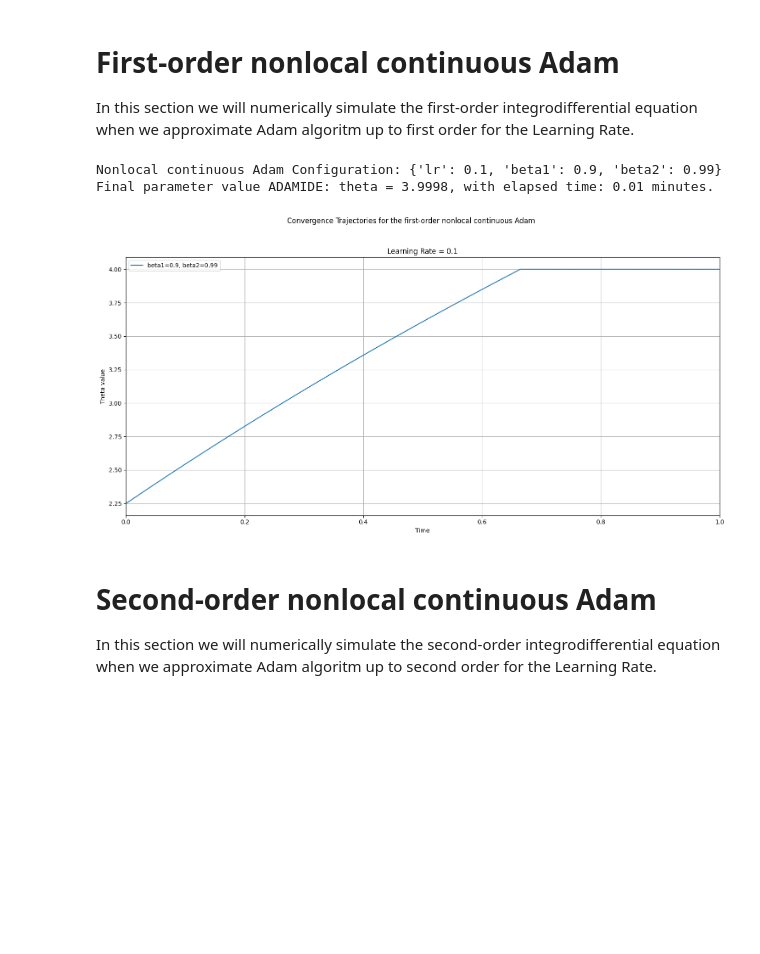
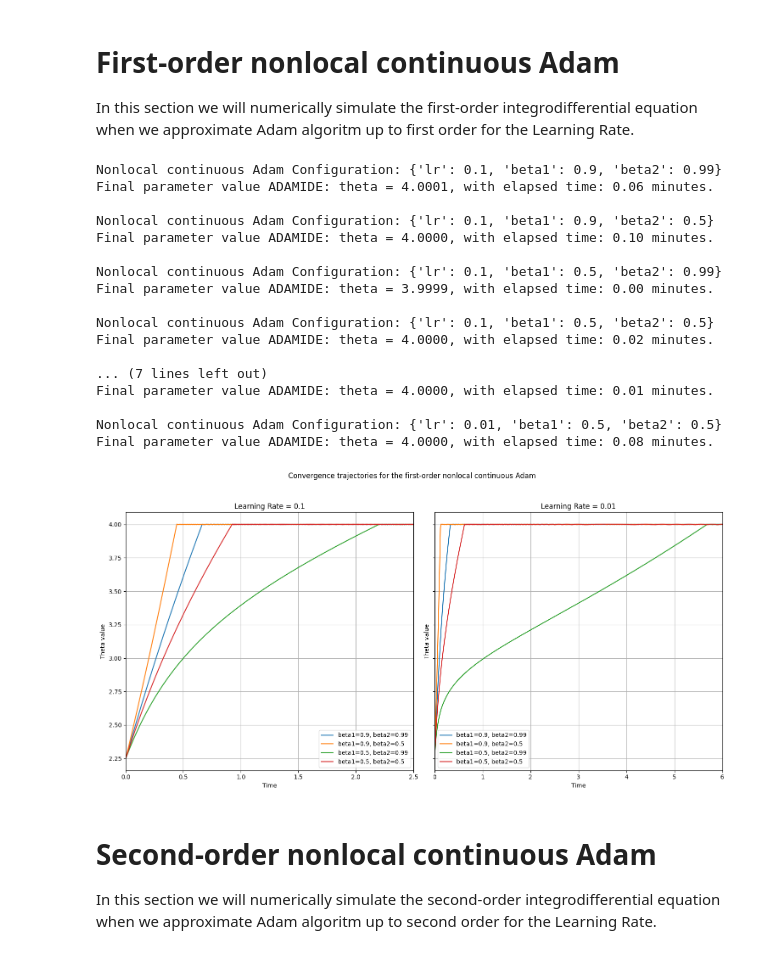
Before and after one commit to carlosherediapimienta/Numerical_IDE, a Jupyter notebook: Simulations_nonlocal_dynamics.ipynb, the cells around one changed output. Cells and saved outputs as stored; diff of their text form; code cells hidden in the pictures; blank space fills up the shorter version.

```diff
--- a/Simulations_nonlocal_dynamics.ipynb
+++ b/Simulations_nonlocal_dynamics.ipynb
@@ -15,16 +15,10 @@ import time
 In this section by specifying the setting used for the chosen example.
 # %%
 ### Parameter grid
-#param_grid = {
-#    'lr': [0.1, 0.01],
-#    'beta1': [0.9, 0.5],
-#    'beta2': [0.99, 0.5],
-#}
-
 param_grid = {
-    'lr': [0.1],
-    'beta1': [0.9],
-    'beta2': [0.99],
+    'lr': [0.1, 0.01],
+    'beta1': [0.9, 0.5],
+    'beta2': [0.99, 0.5],
 }
 
 n_learning_rates = len(param_grid['lr'])
@@ -59,7 +53,7 @@ for i, lr in enumerate(param_grid['lr']):
         if lr == 0.1:
             epochs = 150
         elif lr == 0.01:
-            epochs = 600
+            epochs = 400
 
     elif example == 2:
 
@@ -137,15 +145,17 @@ for i, lr in enumerate(param_grid['lr']):
 
     if example == 2:
         if lr == 0.1:
-            t_max = 0.3
+            t_max = 0.15
         elif lr == 0.01:
-            t_max = 0.3
+            t_max = 0.1
     elif example == 1:
         if lr == 0.1:
-            #t_max = 2.5
-            t_max = 1.0
+            t_max = 2.5
+            #t_max = 1.0
         elif lr == 0.01:
             t_max = 6
+            #t_max = 0.2
+
 
 
     filtered_params = [p for p in all_params if p['lr'] == lr]
@@ -160,35 +170,50 @@ for i, lr in enumerate(param_grid['lr']):
                             y0=y0, example=example, verbose=False, rtol=rtol, atol=atol)
 
         if example == 1:
             sol = optimizer.optimize()
         elif example == 2:
             sol, losses_IDE = optimizer.optimize_losses()
 
         elapsed_time = (time.time() - start_time)/60
 
         print(f"Final parameter value ADAMIDE: theta = {sol.y[0][-1]:.4f}, with elapsed time: {elapsed_time:.2f} minutes.")
 
         label = f"beta1={params['beta1']}, beta2={params['beta2']}"
         if example == 1:
             ax.plot(sol.t, sol.y[0], label=label)
             ax.set_ylabel('Theta value')
         elif example == 2:
             ax.plot(losses_IDE['Time'], losses_IDE['Loss'], label=label)
             ax.set_ylabel('Loss')
         ax.set_xlim([t_0, t_max])
 
         ax.set_xlim([0, t_max])
         ax.set_title(f'Learning Rate = {lr}')
         ax.set_xlabel('Time')
         ax.legend()
         ax.grid(True)
 
 plt.tight_layout(rect=[0, 0.03, 1, 0.95])
 plt.show()
 # %% [output]
 Nonlocal continuous Adam Configuration: {'lr': 0.1, 'beta1': 0.9, 'beta2': 0.99}
-Final parameter value ADAMIDE: theta = 3.9998, with elapsed time: 0.01 minutes.
+Final parameter value ADAMIDE: theta = 4.0001, with elapsed time: 0.06 minutes.
+
+Nonlocal continuous Adam Configuration: {'lr': 0.1, 'beta1': 0.9, 'beta2': 0.5}
+Final parameter value ADAMIDE: theta = 4.0000, with elapsed time: 0.10 minutes.
+
+Nonlocal continuous Adam Configuration: {'lr': 0.1, 'beta1': 0.5, 'beta2': 0.99}
+Final parameter value ADAMIDE: theta = 3.9999, with elapsed time: 0.00 minutes.
+
+Nonlocal continuous Adam Configuration: {'lr': 0.1, 'beta1': 0.5, 'beta2': 0.5}
+Final parameter value ADAMIDE: theta = 4.0000, with elapsed time: 0.02 minutes.
+
+... (7 lines left out)
+Final parameter value ADAMIDE: theta = 4.0000, with elapsed time: 0.01 minutes.
+
+Nonlocal continuous Adam Configuration: {'lr': 0.01, 'beta1': 0.5, 'beta2': 0.5}
+Final parameter value ADAMIDE: theta = 4.0000, with elapsed time: 0.08 minutes.
-[figure, old version]
+[figure, new version]
 # %% [markdown]
 # Second-order nonlocal continuous Adam
 
```
Also changed, not shown: parts of 2 cells of this notebook.
